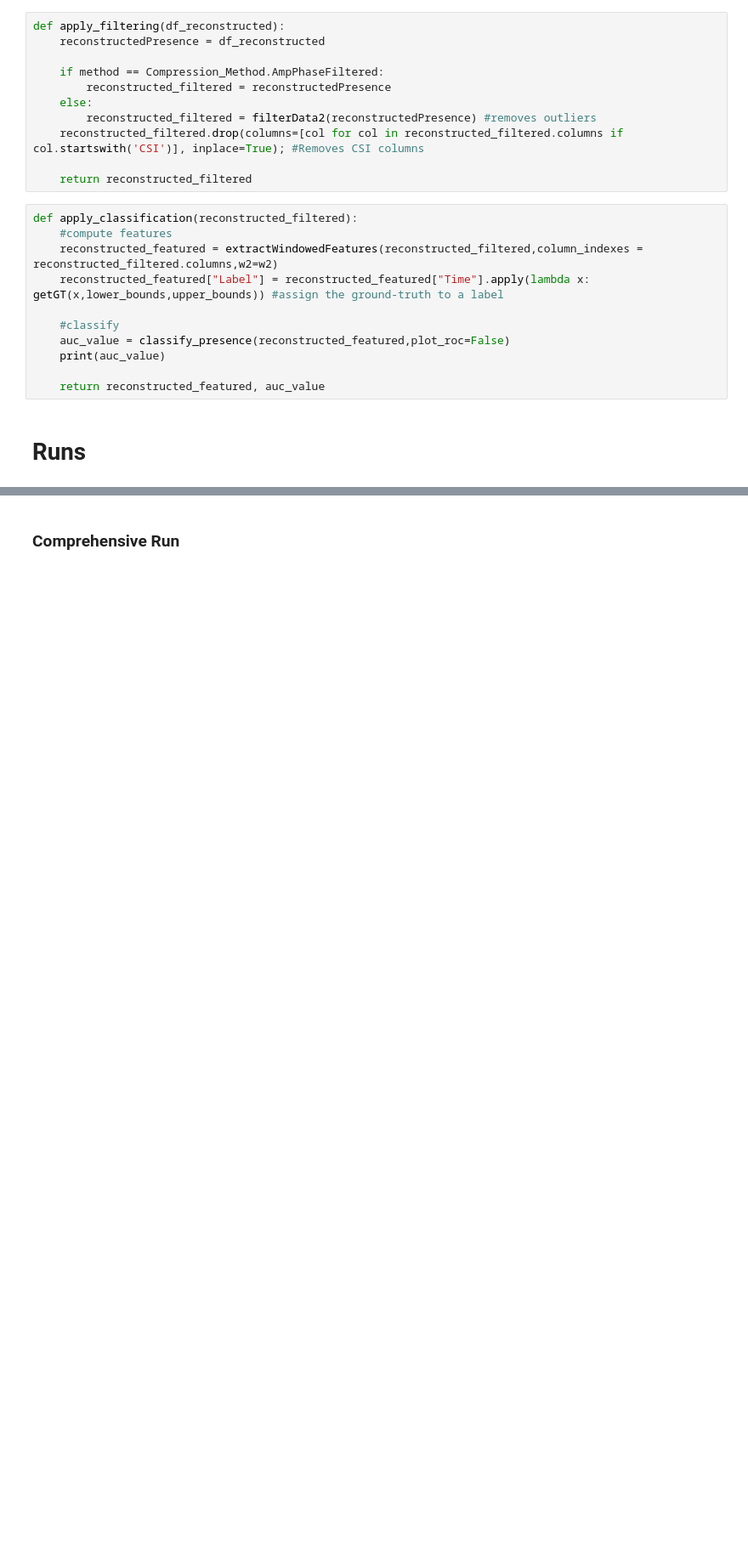
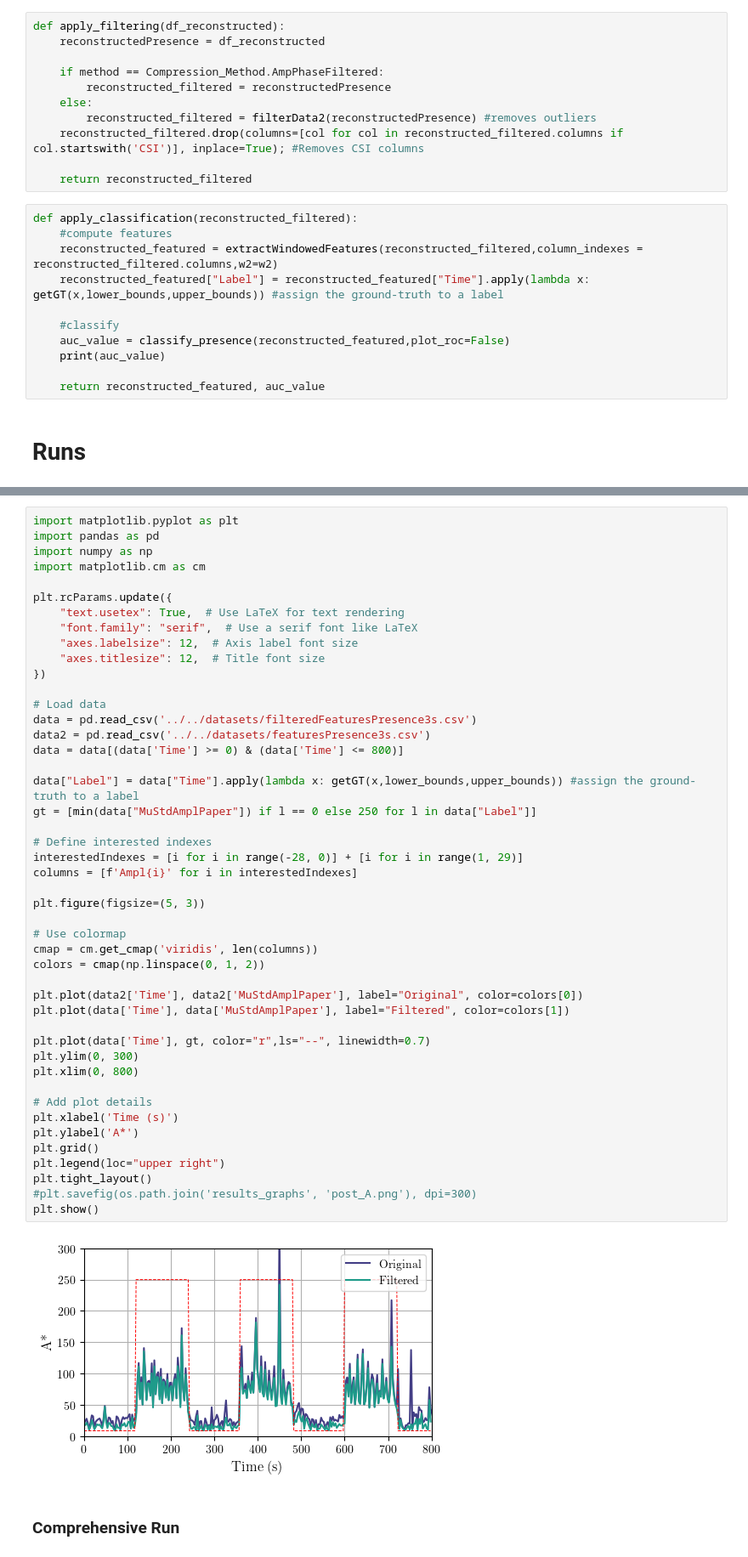
Before and after one commit to PolCeru/CSI-Compression, a Jupyter notebook: presence/NO_VAE/Standard/PCA_compression_presence.ipynb, the cells around one changed output, grey strips where cells are left out. Shown at 85% size. Cells and saved outputs as stored; diff of their text form; blank space fills up the shorter version.

```diff
--- a/presence/NO_VAE/Standard/PCA_compression_presence.ipynb
+++ b/presence/NO_VAE/Standard/PCA_compression_presence.ipynb
@@ -694,3 +702,51 @@ plt.show()
+# %%
+import matplotlib.pyplot as plt
+import pandas as pd
+import numpy as np
+import matplotlib.cm as cm
+
+plt.rcParams.update({
+    "text.usetex": True,  # Use LaTeX for text rendering
+    "font.family": "serif",  # Use a serif font like LaTeX
+    "axes.labelsize": 12,  # Axis label font size
+    "axes.titlesize": 12,  # Title font size
+})
+
+# Load data
+data = pd.read_csv('../../datasets/filteredFeaturesPresence3s.csv')
+data2 = pd.read_csv('../../datasets/featuresPresence3s.csv')
+data = data[(data['Time'] >= 0) & (data['Time'] <= 800)]
+
+data["Label"] = data["Time"].apply(lambda x: getGT(x,lower_bounds,upper_bounds)) #assign the ground-truth to a label
+gt = [min(data["MuStdAmplPaper"]) if l == 0 else 250 for l in data["Label"]]
+
+# Define interested indexes
+interestedIndexes = [i for i in range(-28, 0)] + [i for i in range(1, 29)]
+columns = [f'Ampl{i}' for i in interestedIndexes]
+
+plt.figure(figsize=(5, 3))
+
+# Use colormap
+cmap = cm.get_cmap('viridis', len(columns))
+colors = cmap(np.linspace(0, 1, 2))
+
+plt.plot(data2['Time'], data2['MuStdAmplPaper'], label="Original", color=colors[0])
+plt.plot(data['Time'], data['MuStdAmplPaper'], label="Filtered", color=colors[1])
+
+plt.plot(data['Time'], gt, color="r",ls="--", linewidth=0.7)
+plt.ylim(0, 300)
+plt.xlim(0, 800)
+
+# Add plot details
+plt.xlabel('Time (s)')
+plt.ylabel('A*')
+plt.grid()
+plt.legend(loc="upper right")
+plt.tight_layout()
+#plt.savefig(os.path.join('results_graphs', 'post_A.png'), dpi=300)
+plt.show()
+# %% [output]
+[figure, added]
 # %% [markdown]
 ### Comprehensive Run
 # %%
```
Also changed, not shown: parts of 2 cells of this notebook.
